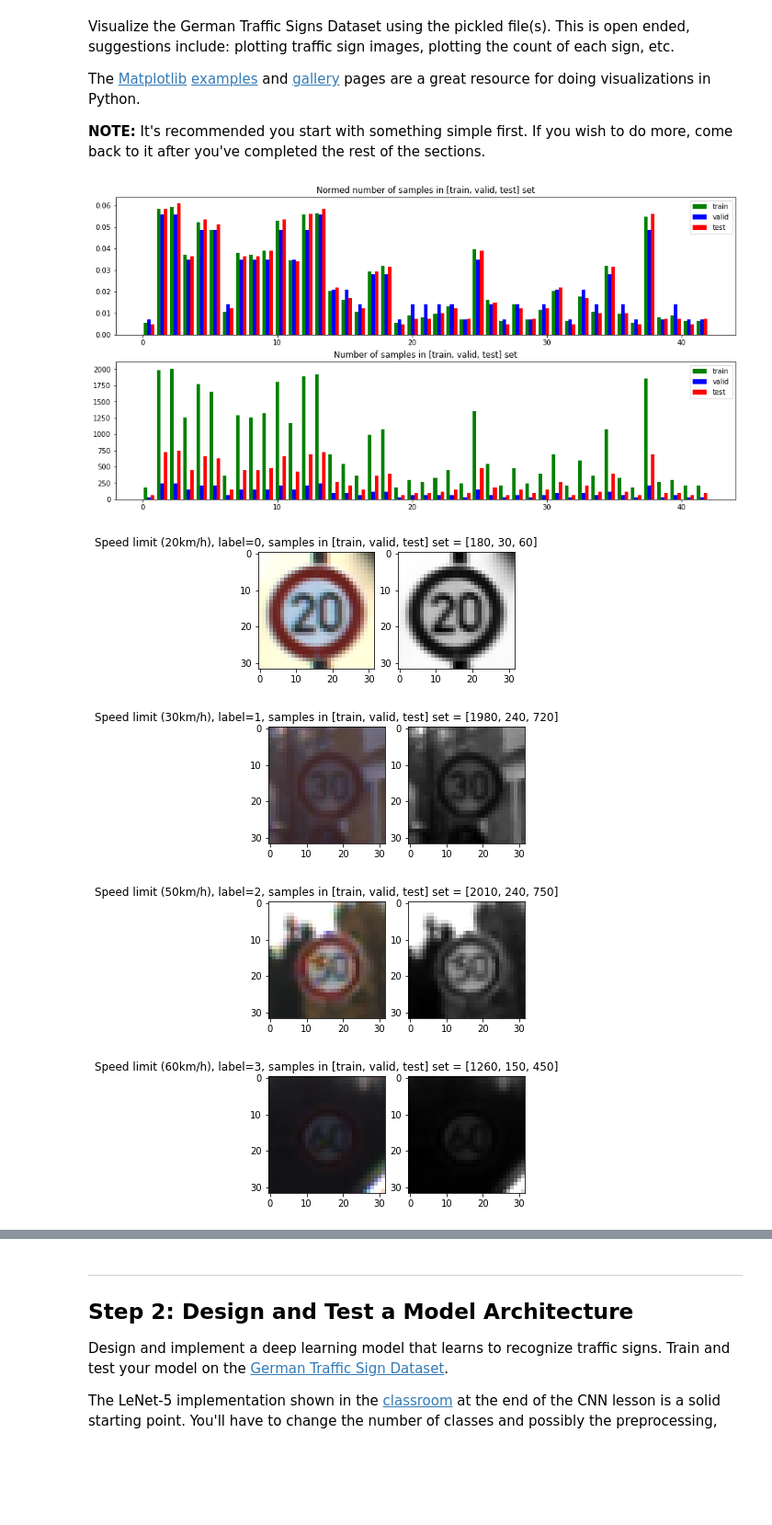
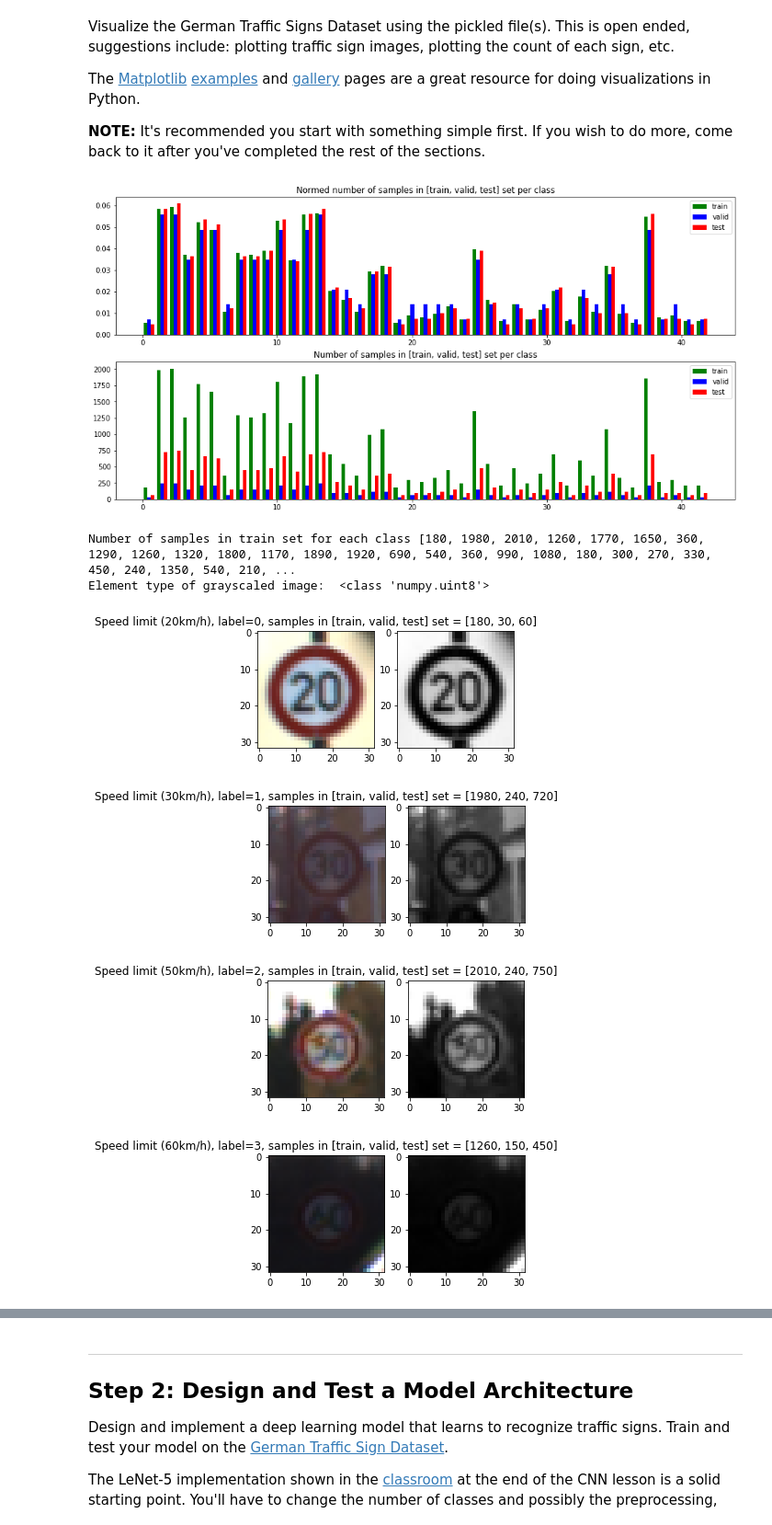
Before and after one commit to pavlovvlad/CarND-Traffic-Sign-Classifier-Project, a Jupyter notebook: Traffic_Sign_Classifier.ipynb, the cells around one changed output, grey strips where cells are left out. Shown at 92% size. Cells and saved outputs as stored; diff of their text form; code cells hidden in the pictures; blank space fills up the shorter version.

```diff
--- a/Traffic_Sign_Classifier.ipynb
+++ b/Traffic_Sign_Classifier.ipynb
@@ -25,9 +25,9 @@ import pickle
 
 # TODO: Fill this in based on where you saved the training and testing data
 
-training_file = 'Input_dataset/train.p'
-validation_file = 'Input_dataset/valid.p'
-testing_file = 'Input_dataset/test.p'
+training_file = 'train.p'
+validation_file = 'valid.p'
+testing_file = 'test.p'
 
 with open(training_file, mode='rb') as f:
     train = pickle.load(f)
@@ -98,9 +102,7 @@ The [Matplotlib](http://matplotlib.org/) [examples](http://matplotlib.org/exampl
 import matplotlib.pyplot as plt
 import matplotlib.image as mpimg
 import csv
-
-def rgb2gray(rgb):
-    return np.dot(rgb[...,:3], [0.299, 0.587, 0.114])
+import cv2
 
 # Visualizations will be shown in the notebook.
 %matplotlib inline
@@ -114,46 +116,60 @@ with open('signnames.csv', mode='r') as f:
     signnames = list(reader)
 
 # plot histogram with an amount of samples in [train, valid, test] set over different classes
 fig, (ax0, ax1) = plt.subplots(nrows=2, ncols=1, figsize=(16, 8))
 
 colors = ['g', 'b', 'r']
 ax0.hist([y_train, y_valid, y_test], n_classes, normed=1, histtype='bar', color=colors, label=['train','valid','test'])
 ax0.legend(prop={'size': 10})
-ax0.set_title('Normed number of samples in [train, valid, test] set')
+ax0.set_title('Normed number of samples in [train, valid, test] set per class')
 
 ax1.hist([y_train, y_valid, y_test], n_classes, histtype='bar', color=colors, label=['train','valid','test'])
 ax1.legend(prop={'size': 10})
-ax1.set_title('Number of samples in [train, valid, test] set')
+ax1.set_title('Number of samples in [train, valid, test] set per class')
 
 plt.show()
 
 # create an array for example images for each class
 class_example_images = []
 
+# create arrays with the indexes in [train, valid, test] sets
+# and with the number of samples for each class in trained data set
+X_train_idx = []
+X_valid_idx = []
+X_test_idx = []
+X_train_size = []
+
 for i in range(n_classes):
     # find the first example of the traffic sign in the data set
-    temp = np.where(y_train == i)
-    index = temp[0][3]
+    X_train_idx.append(np.where(y_train == i))
+    X_valid_idx.append(np.where(y_valid == i))
+    X_test_idx.append(np.where(y_test == i))
 
-    image = X_train_RGB[index].squeeze()
+    X_train_size.append(len(X_train_idx[i][0]))
+
+    image = X_train_RGB[X_train_idx[i][0][3]].squeeze() # 3 is defined empirically
     # plot traffic signs
     plt.figure(figsize=(5,5))
-    gray = rgb2gray(image)  #grayscale conversion
+    gray = cv2.cvtColor(image, cv2.COLOR_BGR2GRAY)  #grayscale conversion
     plt.subplot(121)
     plt.imshow(image)
     plt.title('%s, label=%s, samples in [train, valid, test] set = [%s, %s, %s]'%(signnames[i+1][1],signnames[i+1][0],\
-                                                                                  len(temp[0]), \
-                                                                                  len(np.where(y_valid == i)[0]), \
-                                                                                  len(np.where(y_test == i)[0])))
+                                                                                  X_train_size[i], \
+                                                                                  len(X_valid_idx[i][0]), \
+                                                                                  len(X_test_idx[i][0])))
     plt.subplot(122)
     plt.imshow(gray, cmap='gray')
 
     class_example_images.append(gray)
+print('Number of samples in train set for each class', X_train_size)
+print("Element type of grayscaled image: ", type(gray[0][0]))
 # %% [output]
-[figure, old version]
+[figure, new version]
+Number of samples in train set for each class [180, 1980, 2010, 1260, 1770, 1650, 360, 1290, 1260, 1320, 1800, 1170, 1890, 1920, 690, 540, 360, 990, 1080, 180, 300, 270, 330, 450, 240, 1350, 540, 210, ...
+Element type of grayscaled image:  <class 'numpy.uint8'>
-[figure, old version]
+[figure, new version]
 [figure]
-[figure, old version]
+[figure, new version]
-[figure, old version]
+[figure, new version]
 [figure]
 [figure]
```
Also changed, not shown: parts of 16 cells of this notebook.
